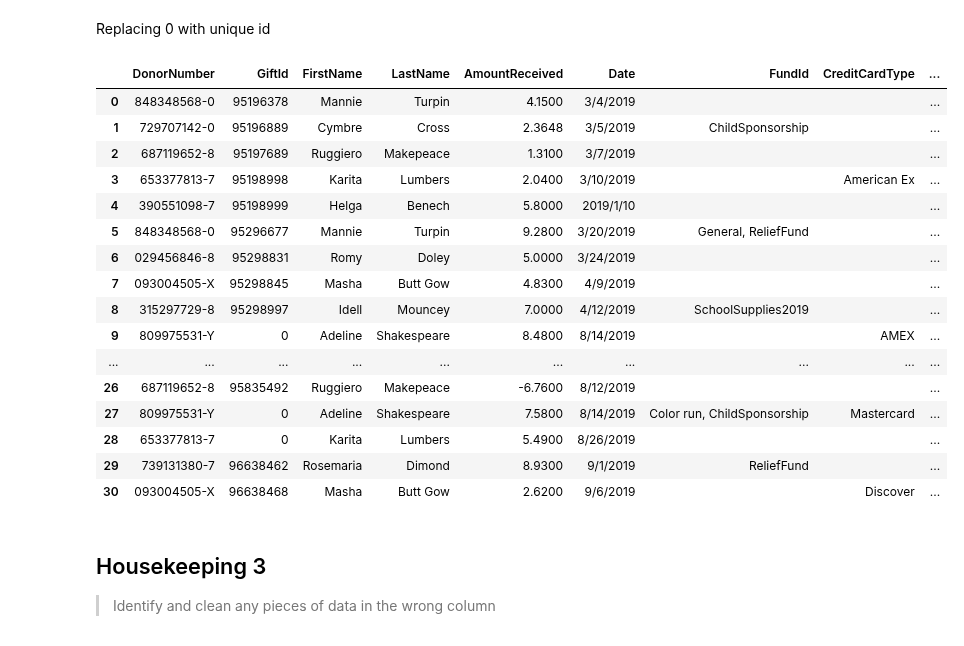
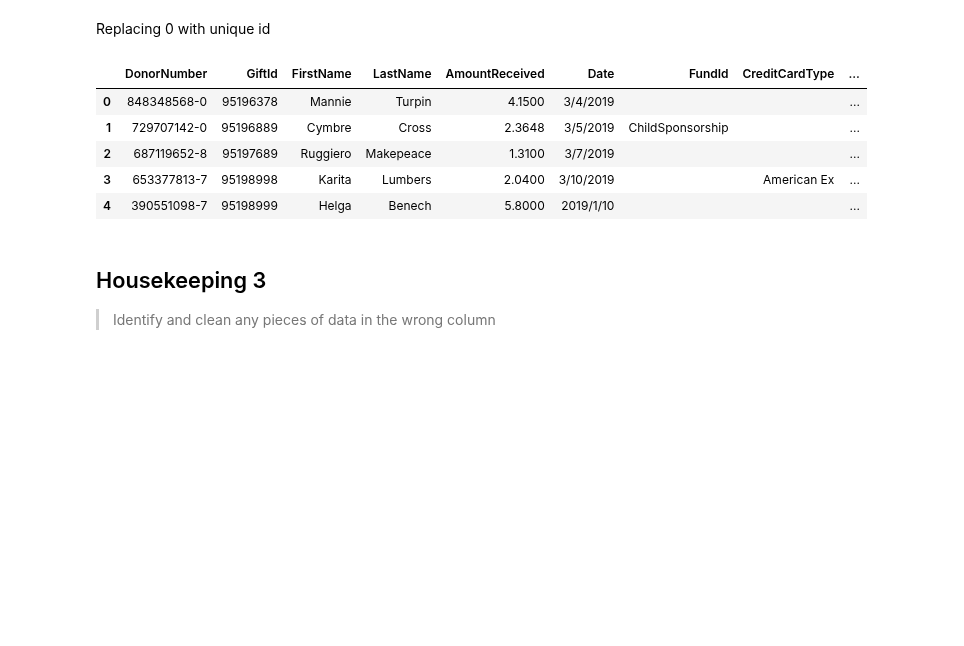
Before and after one commit to LearnThinkCreate/virtuous_interview, a Jupyter notebook: 00_Setup.ipynb, the cells around one changed output. Saved outputs shown, nothing was run; the diff lists cells and outputs as text; code cells hidden in the pictures; blank space fills up the shorter version.

```diff
--- a/00_Setup.ipynb
+++ b/00_Setup.ipynb
@@ -13,6 +13,6 @@ import pandas as pd
 import re
 # %%
 #| export
-contact_methods = pd.read_csv('data/contact_methods.csv')
-contacts = pd.read_csv('data/contacts.csv')
-gifts = pd.read_csv('data/gifts.csv')
+contact_methods = pd.read_csv('data/contact_methods.csv').fillna('')
+contacts = pd.read_csv('data/contacts.csv').fillna('')
+gifts = pd.read_csv('data/gifts.csv').fillna('')
@@ -21,8 +19,3 @@ Filling na values with empty strings for consistency
-# %%
-#| export
-contact_methods.fillna('', inplace=True)
-contacts.fillna('', inplace=True)
-gifts.fillna('', inplace=True)
 # %%
 contacts.head()
 # %% [output]
@@ -110,23 +97,12 @@ gifts['AmountReceived'] = gifts.AmountReceived.apply(lambda x: float(re.sub(r'[^
 # %% [markdown]
 Replacing 0 with unique id
 # %%
-gifts
+gifts.head(5)
 # %% [output]
 |  | DonorNumber | GiftId | FirstName | LastName | AmountReceived | Date | FundId | CreditCardType | ... |
 | 0 | 848348568-0 | 95196378 | Mannie | Turpin | 4.1500 | 3/4/2019 |  |  | ... |
 | 1 | 729707142-0 | 95196889 | Cymbre | Cross | 2.3648 | 3/5/2019 | ChildSponsorship |  | ... |
 | 2 | 687119652-8 | 95197689 | Ruggiero | Makepeace | 1.3100 | 3/7/2019 |  |  | ... |
 | 3 | 653377813-7 | 95198998 | Karita | Lumbers | 2.0400 | 3/10/2019 |  | American Ex | ... |
 | 4 | 390551098-7 | 95198999 | Helga | Benech | 5.8000 | 2019/1/10 |  |  | ... |
-| 5 | 848348568-0 | 95296677 | Mannie | Turpin | 9.2800 | 3/20/2019 | General, ReliefFund |  | ... |
-| 6 | 029456846-8 | 95298831 | Romy | Doley | 5.0000 | 3/24/2019 |  |  | ... |
-| 7 | 093004505-X | 95298845 | Masha | Butt Gow | 4.8300 | 4/9/2019 |  |  | ... |
-| 8 | 315297729-8 | 95298997 | Idell | Mouncey | 7.0000 | 4/12/2019 | SchoolSupplies2019 |  | ... |
-| 9 | 809975531-Y | 0 | Adeline | Shakespeare | 8.4800 | 8/14/2019 |  | AMEX | ... |
-| ... | ... | ... | ... | ... | ... | ... | ... | ... | ... |
-| 26 | 687119652-8 | 95835492 | Ruggiero | Makepeace | -6.7600 | 8/12/2019 |  |  | ... |
-| 27 | 809975531-Y | 0 | Adeline | Shakespeare | 7.5800 | 8/14/2019 | Color run, ChildSponsorship | Mastercard | ... |
-| 28 | 653377813-7 | 0 | Karita | Lumbers | 5.4900 | 8/26/2019 |  |  | ... |
-| 29 | 739131380-7 | 96638462 | Rosemaria | Dimond | 8.9300 | 9/1/2019 | ReliefFund |  | ... |
-| 30 | 093004505-X | 96638468 | Masha | Butt Gow | 2.6200 | 9/6/2019 |  | Discover | ... |
 # %%
```
Also changed, not shown: parts of 49 cells of this notebook, 2 other files.
